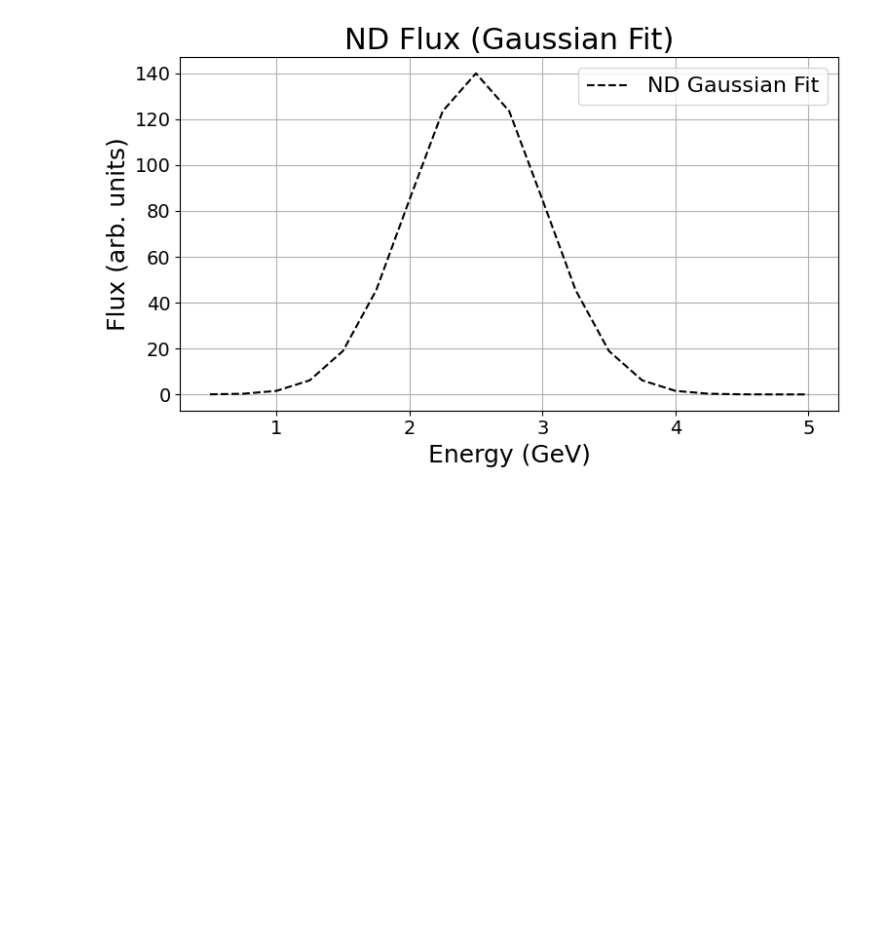
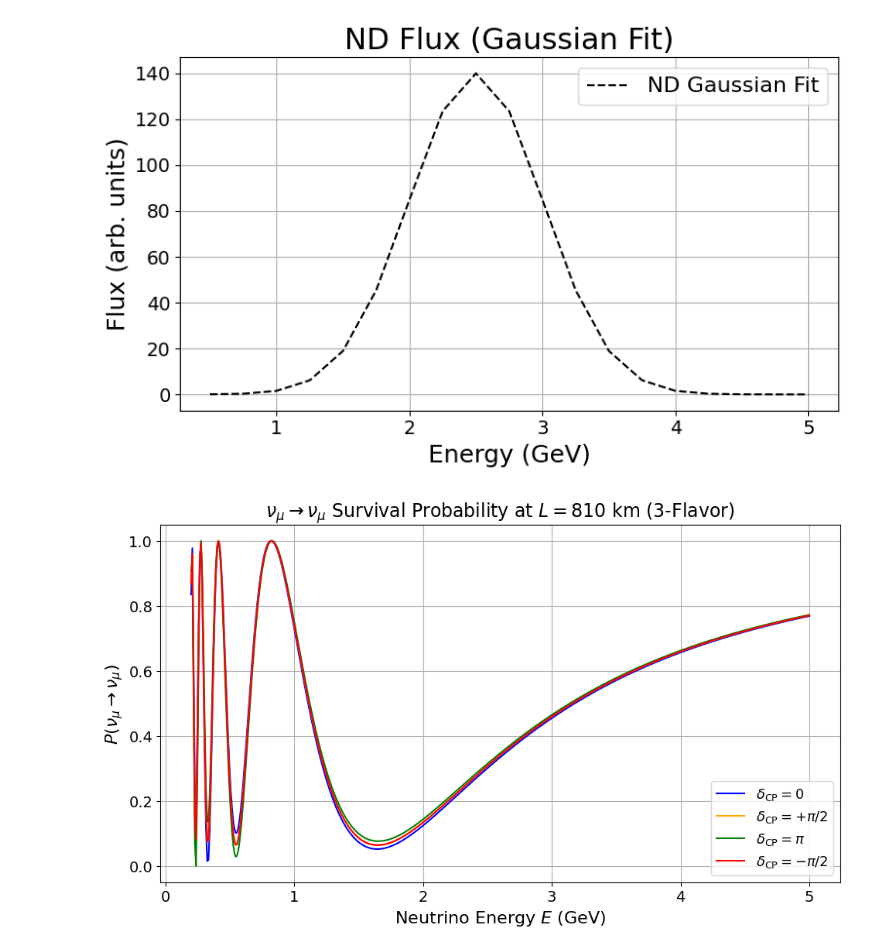
Before and after one commit to somar9/Neutrino-Oscillation-Project, a Jupyter notebook: 3_Flavour_oscillation(2).ipynb, the cells around one changed output. Drawn from its saved outputs; the diff is of its cells as text; code cells hidden in the pictures; blank space fills up the shorter version.

```diff
--- a/3_Flavour_oscillation(2).ipynb
+++ b/3_Flavour_oscillation(2).ipynb
@@ -440,3 +440,60 @@ energies_GeV = np.linspace(0.5, 5, 50)
 energies_eV = energies_GeV * 1e9
 # %% [output]
 [figure]
+# %%
+import numpy as np
+import matplotlib.pyplot as plt
+
+# Mixing angles in radians
+theta12 = np.radians(33.44)
+theta13 = np.radians(8.57)
+theta23 = np.radians(49.2)
+
+# Mass-squared differences (eV²)
+dm2_21 = 7.42e-5
+dm2_31 = 2.517e-3
+
+# Energy range and baseline
+E = np.linspace(0.2, 5.0, 500)  # GeV
+L = 810  # km
+
+# Approximate full 3-flavor muon survival probability with CP-phase dependence
+def P_mu_to_mu(E, L, dm2_21, dm2_31, theta12, theta13, theta23, delta_cp):
+    x31 = 1.27 * dm2_31 * L / E
+    x21 = 1.27 * dm2_21 * L / E
+    sin2_2theta23 = np.sin(2 * theta23)**2
+    sin2_theta13 = np.sin(theta13)**2
+    cos2_theta13 = np.cos(theta13)**2
+    sin2_theta12 = np.sin(theta12)**2
+    sin2_2theta12 = np.sin(2 * theta12)**2
+
+    # Leading term (dominant atmospheric)
+    term1 = sin2_2theta23 * cos2_theta13**2 * np.sin(x31)**2
+
+    # Subleading interference term
+    A = np.sin(2 * theta12) * cos2_theta13 * np.sin(2 * theta13) * np.sin(2 * theta23)
+    interference = A * np.sin(x21) * np.sin(x31) * np.cos(delta_cp)
+
+    return 1 - term1 - interference
+
+# Define δₙₚ values
+delta_cps = [0, np.pi/2, np.pi, -np.pi/2]
+labels = [r'$\delta_{\rm CP}=0$', r'$\delta_{\rm CP}=+\pi/2$', r'$\delta_{\rm CP}=\pi$', r'$\delta_{\rm CP}=-\pi/2$']
+colors = ['blue', 'orange', 'green', 'red']
+
+# Plotting
+plt.figure(figsize=(10, 6))
+for delta_cp, label, color in zip(delta_cps, labels, colors):
+    P = P_mu_to_mu(E, L, dm2_21, dm2_31, theta12, theta13, theta23, delta_cp)
+    plt.plot(E, P, label=label, color=color)
+
+plt.xlabel("Neutrino Energy $E$ (GeV)", fontsize=16)
+plt.ylabel(r"$P(\nu_\mu \rightarrow \nu_\mu)$", fontsize=16)
+plt.title(r"$\nu_\mu \rightarrow \nu_\mu$ Survival Probability at $L=810$ km (3-Flavor)", fontsize=17)
+plt.legend(fontsize=13)
+plt.grid(True)
+plt.tick_params(axis='both', labelsize=14)
+plt.tight_layout()
+plt.show()
+# %% [output]
+[figure, added]
```
Also changed, not shown: parts of 7 cells of this notebook.
